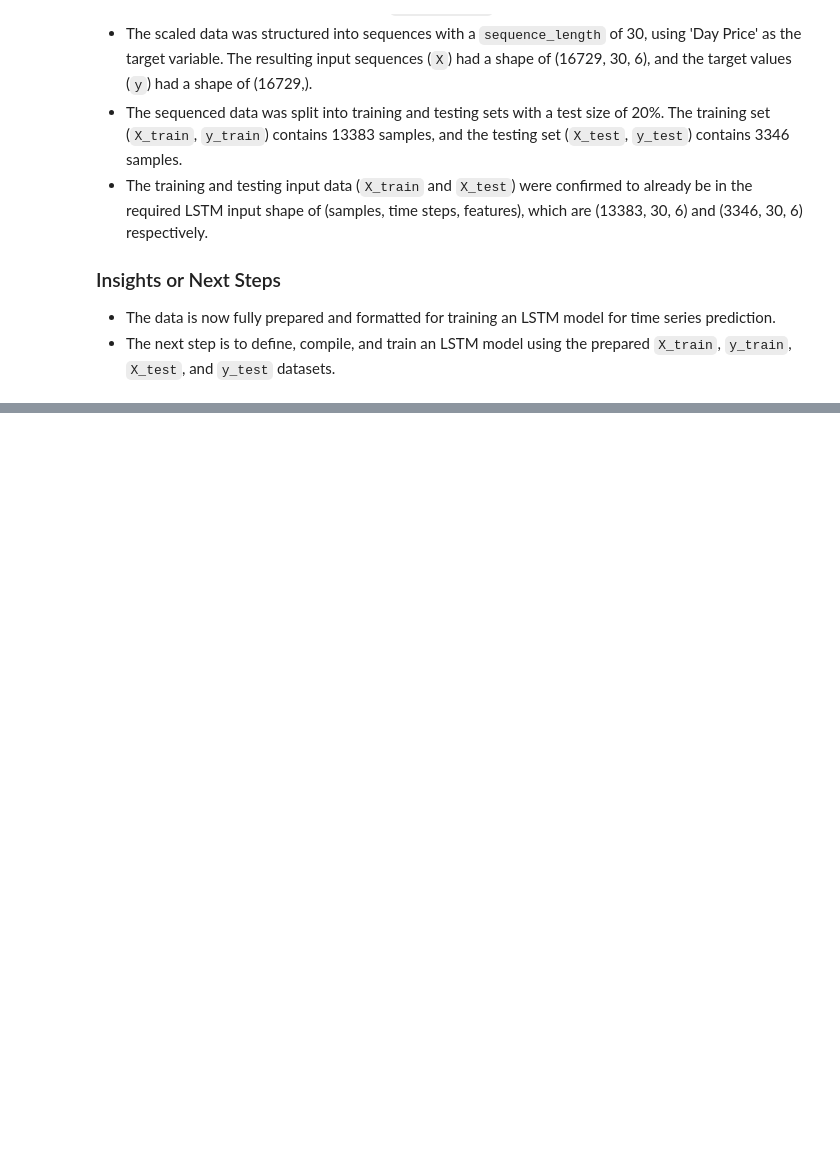
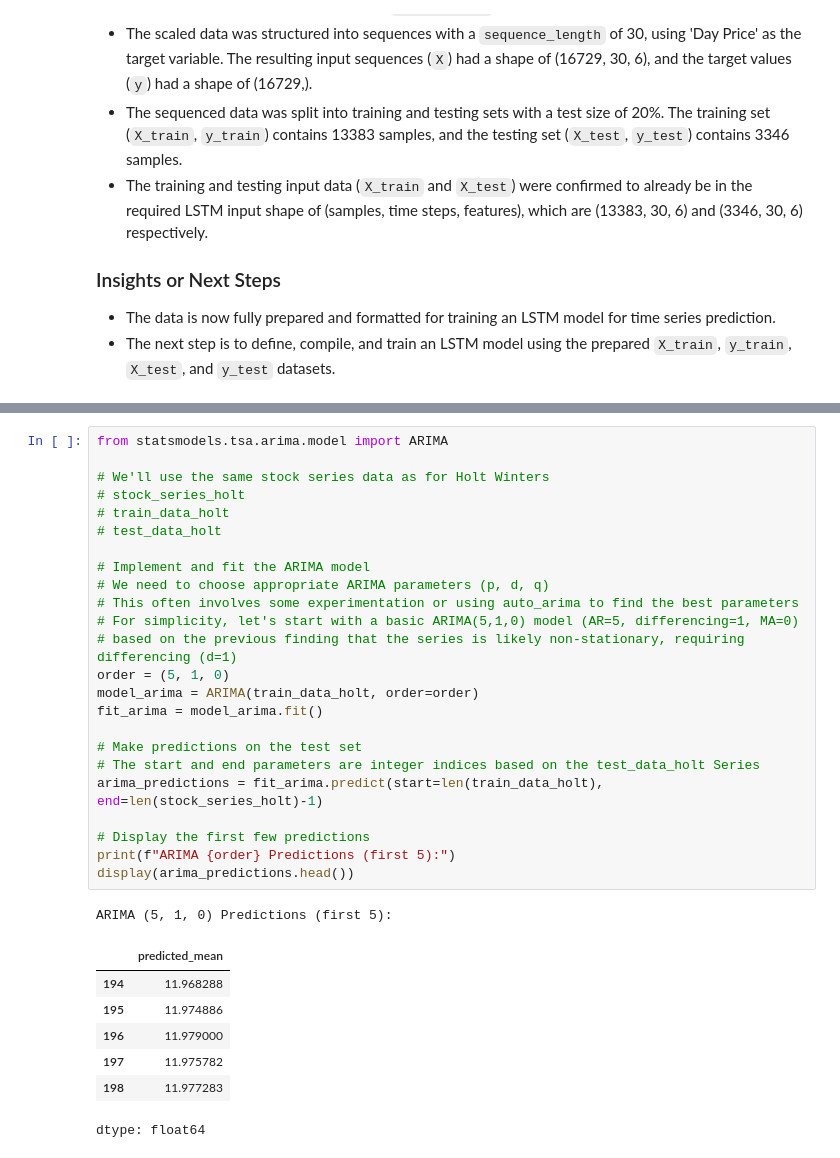
Before and after one commit to reinhardbuyabo/ICS4102, a Jupyter notebook: LSTM_NSE.ipynb, the cells around one changed output, grey strips where cells are left out. Cells and saved outputs as stored; diff of their text form; blank space fills up the shorter version.

```diff
--- a/LSTM_NSE.ipynb
+++ b/LSTM_NSE.ipynb
@@ -922,0 +1134,33 @@ Reshaped shape of X_test: (3346, 30, 6)
+# %%
+from statsmodels.tsa.arima.model import ARIMA
+
+# We'll use the same stock series data as for Holt Winters
+# stock_series_holt
+# train_data_holt
+# test_data_holt
+
+# Implement and fit the ARIMA model
+# We need to choose appropriate ARIMA parameters (p, d, q)
+# This often involves some experimentation or using auto_arima to find the best parameters
+# For simplicity, let's start with a basic ARIMA(5,1,0) model (AR=5, differencing=1, MA=0)
+# based on the previous finding that the series is likely non-stationary, requiring differencing (d=1)
+order = (5, 1, 0)
+model_arima = ARIMA(train_data_holt, order=order)
+fit_arima = model_arima.fit()
+
+# Make predictions on the test set
+# The start and end parameters are integer indices based on the test_data_holt Series
+arima_predictions = fit_arima.predict(start=len(train_data_holt), end=len(stock_series_holt)-1)
+
+# Display the first few predictions
+print(f"ARIMA {order} Predictions (first 5):")
+display(arima_predictions.head())
+# %% [output]
+ARIMA (5, 1, 0) Predictions (first 5):
+|  | predicted_mean |
+| 194 | 11.968288 |
+| 195 | 11.974886 |
+| 196 | 11.979000 |
+| 197 | 11.975782 |
+| 198 | 11.977283 |
+dtype: float64
```
Also changed, not shown: parts of 17 cells of this notebook.
